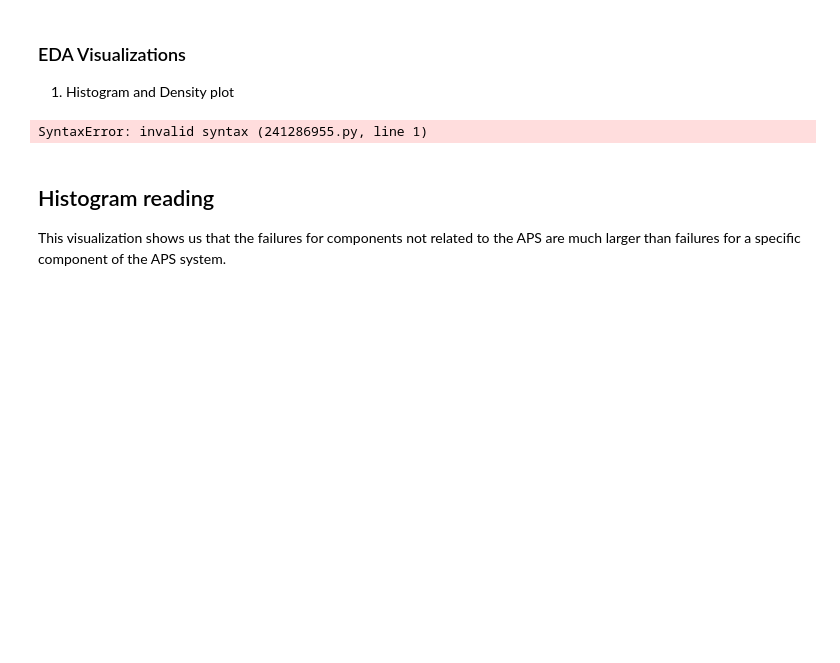
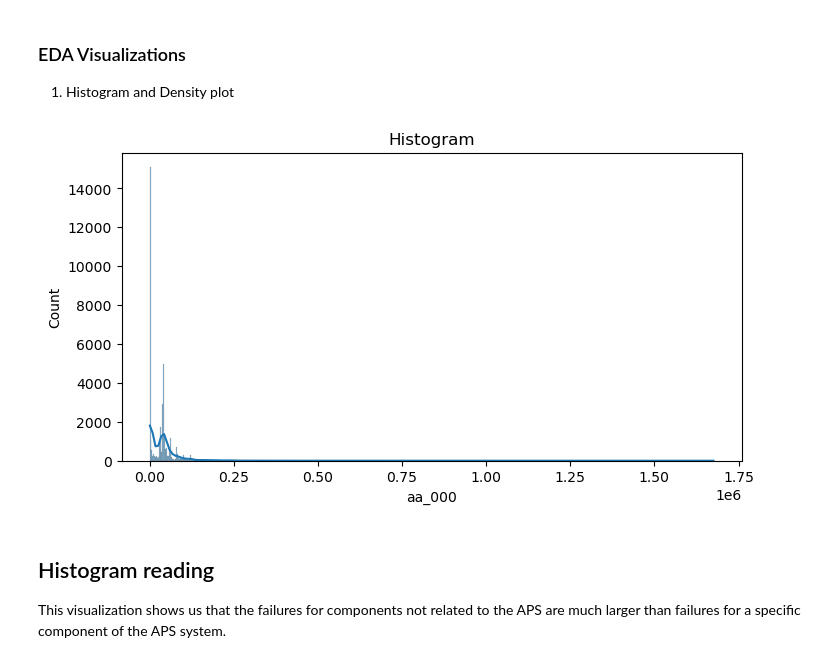
Before and after one commit to ashammar1/Data-PrepHDip, a Jupyter notebook: AlaaShammary_DPrepHDip_CA1.ipynb, the cells around one changed output. Saved outputs shown, nothing was run; the diff lists cells and outputs as text; code cells hidden in the pictures; blank space fills up the shorter version.

```diff
--- a/AlaaShammary_DPrepHDip_CA1.ipynb
+++ b/AlaaShammary_DPrepHDip_CA1.ipynb
@@ -247,18 +237,18 @@ Number of Duplicates removed: 0
 ### EDA Visualizations
 1. Histogram and Density plot
 # %%
-Histograms and Density Plots:
+# Histograms
 
 import matplotlib.pyplot as plt
 import seaborn as sns
 
 # Create a histogram of a numeric column 'class'
 plt.figure(figsize=(8, 4))
-sns.histplot(data=apsfailureset_df_cleaned, x='class', kde=True)
+sns.histplot(data=aps_df_cleaned, x='aa_000', kde=True)
 plt.title('Histogram')
 plt.show()
 # %% [output]
-SyntaxError: invalid syntax (241286955.py, line 1)
+[figure, added]
 # %% [markdown]
 ## Histogram reading
 This visualization shows us that the failures for components not related to the APS are much larger than failures for a specific component of the APS system.
```
Also changed, not shown: parts of 18 cells of this notebook.
